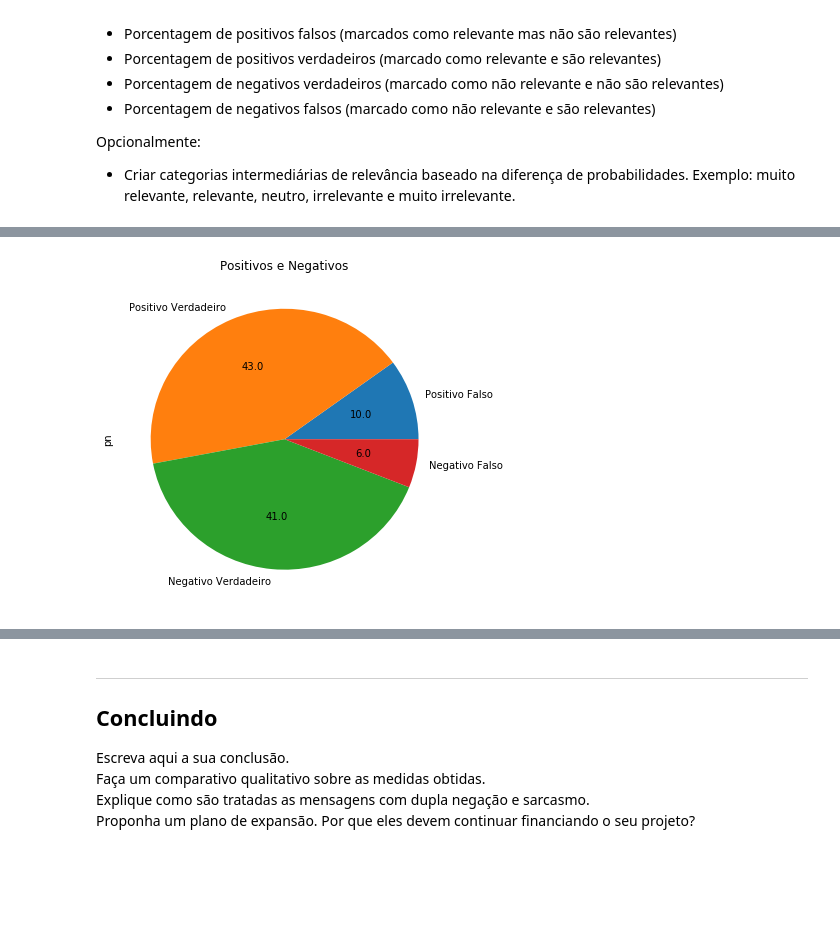
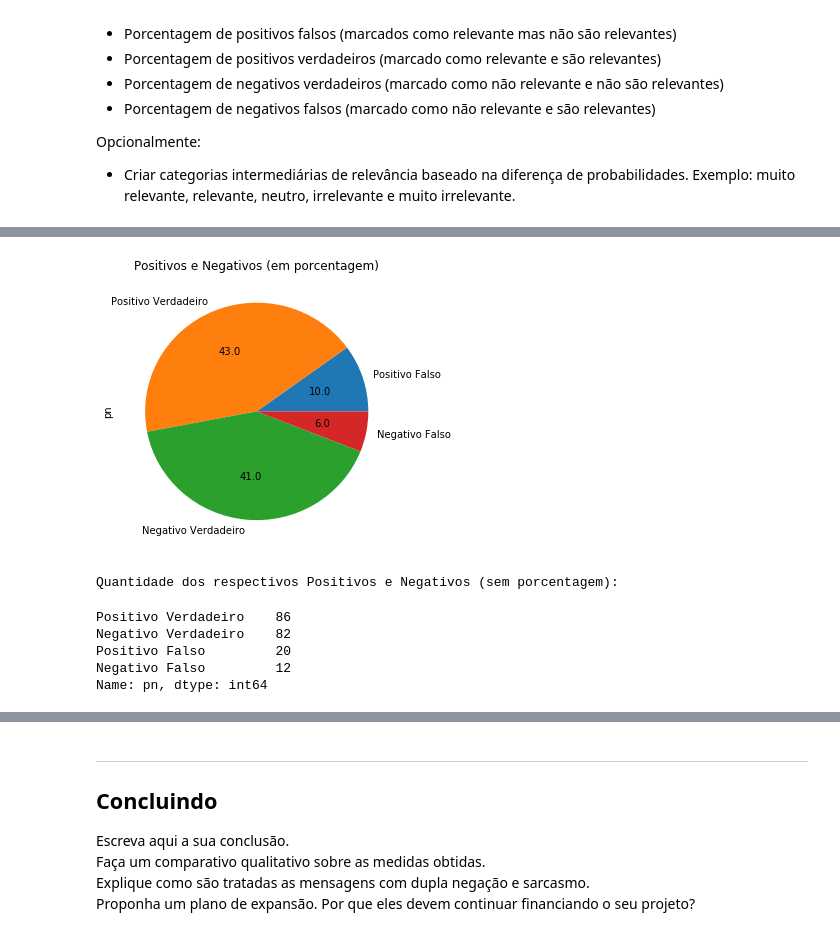
Before and after one commit to GiuPassarelli/NutTheBest, a Jupyter notebook: NutTheBest.ipynb, the cells around one changed output, grey strips where cells are left out. Drawn from its saved outputs; the diff is of its cells as text; code cells hidden in the pictures; blank space fills up the shorter version.

```diff
--- a/NutTheBest.ipynb
+++ b/NutTheBest.ipynb
@@ -390,8 +381,26 @@ dfteste
 # %%
 import matplotlib.pyplot as plt
 k = dfteste.pn.value_counts()/len(PeN)*100
 s = k.reindex(['Positivo Falso','Positivo Verdadeiro','Negativo Verdadeiro','Negativo Falso'])
-plot = s.plot(kind='pie',title='Positivos e Negativos',autopct='%.1f',figsize=(6, 6))
+plot = s.plot(kind='pie',title='Positivos e Negativos (em porcentagem)',autopct='%.1f',figsize=(5, 5))
 plt.show()
+
+#fazendo tabelas
+# pnRes = pd.crosstab(dfteste.pn,dfteste.Resultado,margins=True,rownames=['Positivos e Negativos'], colnames=['Resultado'])
+# pnRel = pd.crosstab(dfteste.pn,dfteste.Resultado,margins=True,rownames=['Positivos e Negativos'], colnames=['Relevante'])
+# print('Quantidade dos respectivos Positivos e Negativos do Classificador:\n')
+# print(pnRes)
+# print('\n')
+# print('Quantidade dos respectivos Positivos e Negativos do grupo Relevante:\n')
+# print(pnRel)
+
+print('Quantidade dos respectivos Positivos e Negativos (sem porcentagem):')
+dfteste.pn.value_counts()
 # %% [output]
-[figure, old version]
+[figure, new version]
+Quantidade dos respectivos Positivos e Negativos (sem porcentagem):
+Positivo Verdadeiro    86
+Negativo Verdadeiro    82
+Positivo Falso         20
+Negativo Falso         12
+Name: pn, dtype: int64
```
Also changed, not shown: parts of 6 cells of this notebook.
